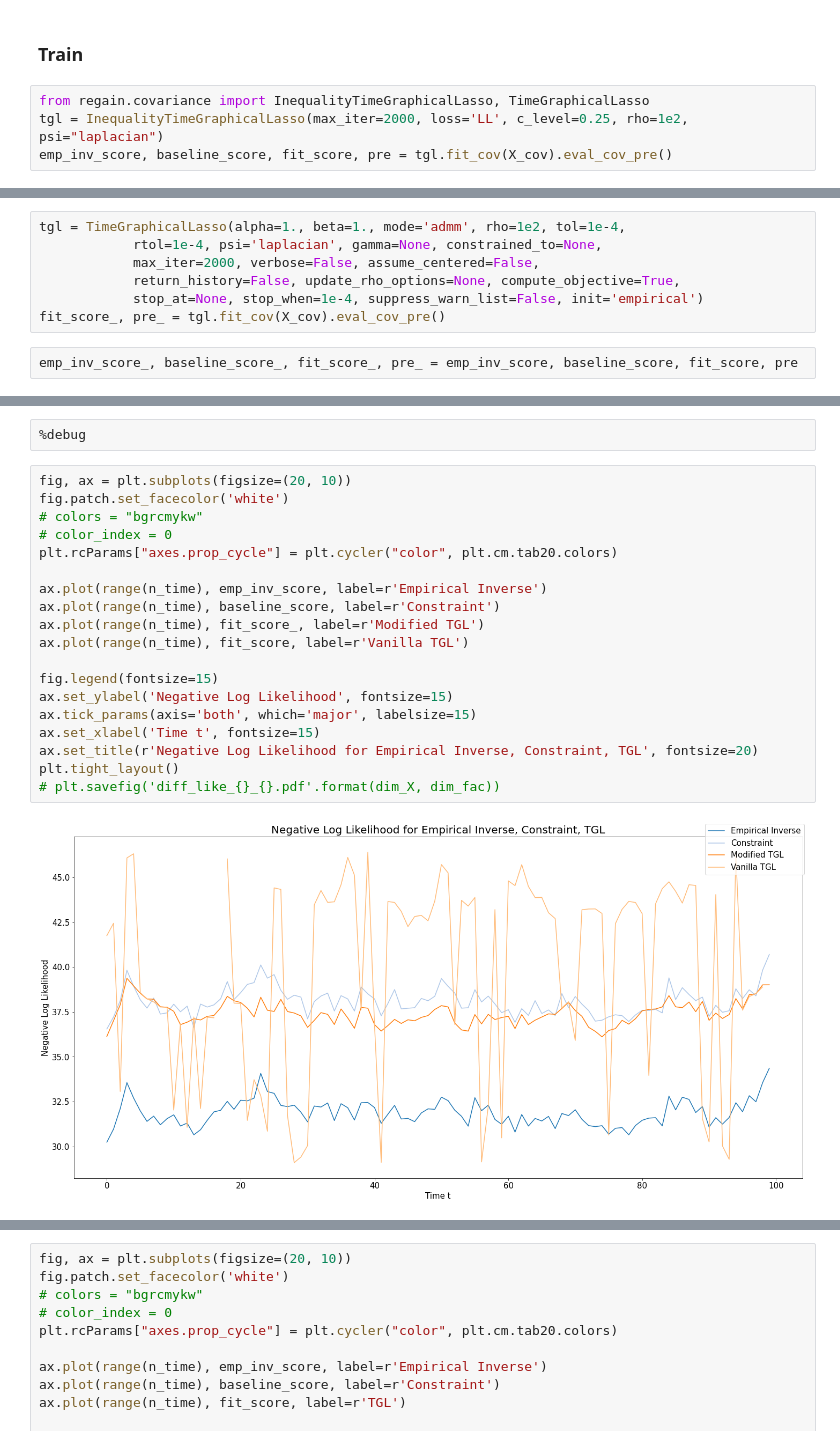
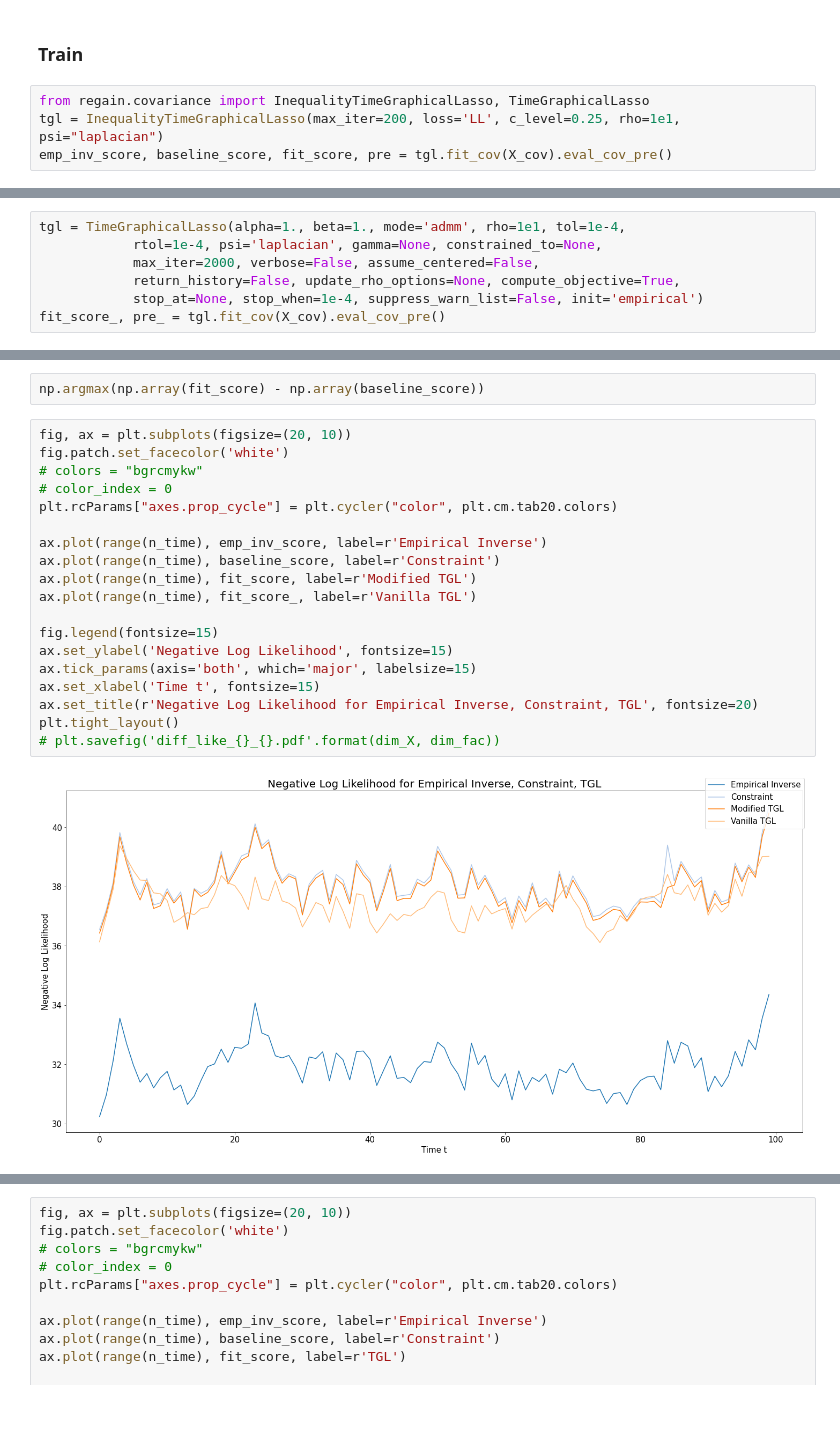
Before and after one commit to atechnicolorskye/post_sum, a Jupyter notebook: regain/inequality_constraint.ipynb, the cells around one changed output, grey strips where cells are left out. Cells and saved outputs as stored; diff of their text form; blank space fills up the shorter version.

```diff
--- a/regain/inequality_constraint.ipynb
+++ b/regain/inequality_constraint.ipynb
@@ -43,5 +43,5 @@ X_cov = np.einsum('ijkl,jmkl->imkl', np.expand_dims(X, 1), np.expand_dims(X, 0))
 ### Train
 # %%
 from regain.covariance import InequalityTimeGraphicalLasso, TimeGraphicalLasso
-tgl = InequalityTimeGraphicalLasso(max_iter=2000, loss='LL', c_level=0.25, rho=1e2, psi="laplacian")
+tgl = InequalityTimeGraphicalLasso(max_iter=200, loss='LL', c_level=0.25, rho=1e1, psi="laplacian")
 emp_inv_score, baseline_score, fit_score, pre = tgl.fit_cov(X_cov).eval_cov_pre()
@@ -48,9 +56,7 @@ emp_inv_score, baseline_score, fit_score, pre = tgl.fit_cov(X_cov).eval_cov_pre(
 # %%
-tgl = TimeGraphicalLasso(alpha=1., beta=1., mode='admm', rho=1e2, tol=1e-4,
+tgl = TimeGraphicalLasso(alpha=1., beta=1., mode='admm', rho=1e1, tol=1e-4,
             rtol=1e-4, psi='laplacian', gamma=None, constrained_to=None,
             max_iter=2000, verbose=False, assume_centered=False,
             return_history=False, update_rho_options=None, compute_objective=True,
             stop_at=None, stop_when=1e-4, suppress_warn_list=False, init='empirical')
 fit_score_, pre_ = tgl.fit_cov(X_cov).eval_cov_pre()
-# %%
-emp_inv_score_, baseline_score_, fit_score_, pre_ = emp_inv_score, baseline_score, fit_score, pre
@@ -77,23 +67,23 @@ fit_score
-# %%
-%debug
+# %%
+np.argmax(np.array(fit_score) - np.array(baseline_score))
 # %%
 fig, ax = plt.subplots(figsize=(20, 10))
 fig.patch.set_facecolor('white')
 # colors = "bgrcmykw"
 # color_index = 0
 plt.rcParams["axes.prop_cycle"] = plt.cycler("color", plt.cm.tab20.colors)
 
 ax.plot(range(n_time), emp_inv_score, label=r'Empirical Inverse')
 ax.plot(range(n_time), baseline_score, label=r'Constraint')
-ax.plot(range(n_time), fit_score_, label=r'Modified TGL')
-ax.plot(range(n_time), fit_score, label=r'Vanilla TGL')
+ax.plot(range(n_time), fit_score, label=r'Modified TGL')
+ax.plot(range(n_time), fit_score_, label=r'Vanilla TGL')
 
 fig.legend(fontsize=15)
 ax.set_ylabel('Negative Log Likelihood', fontsize=15)
 ax.tick_params(axis='both', which='major', labelsize=15)
 ax.set_xlabel('Time t', fontsize=15)
 ax.set_title(r'Negative Log Likelihood for Empirical Inverse, Constraint, TGL', fontsize=20)
 plt.tight_layout()
 # plt.savefig('diff_like_{}_{}.pdf'.format(dim_X, dim_fac))
 # %% [output]
-[figure, old version]
+[figure, new version]
```
Also changed, not shown: parts of 9 cells of this notebook, 3 other files.
